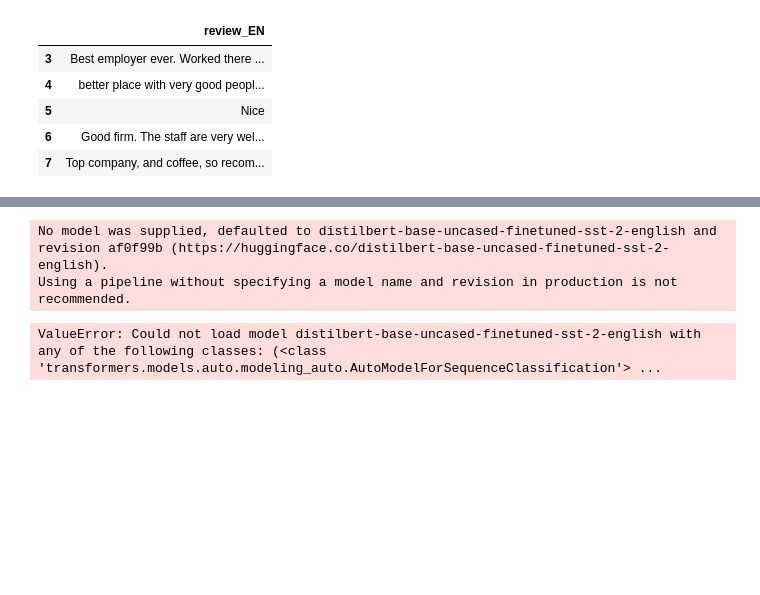
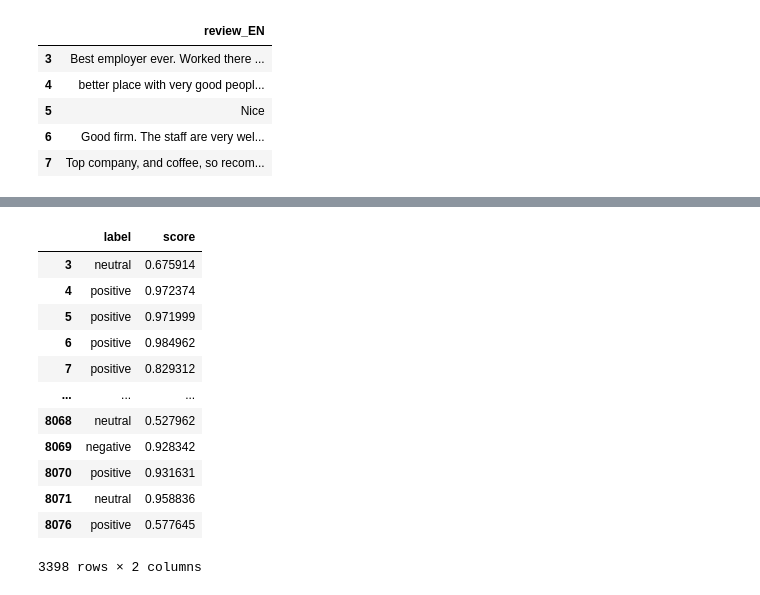
Before and after one commit to GSSaac/TOMlogistics, a Jupyter notebook: gs_WP2_sentiment_analysis.ipynb, the cells around one changed output, grey strips where cells are left out. Saved outputs shown, nothing was run; the diff lists cells and outputs as text; code cells hidden in the pictures; blank space fills up the shorter version.

```diff
--- a/gs_WP2_sentiment_analysis.ipynb
+++ b/gs_WP2_sentiment_analysis.ipynb
@@ -70,7 +101,24 @@ review_df['review_no_emo'] = review_df['review_EN'].apply(lambda x: replace_emo(
 # %%
-M1_vader = SentimentIntensityAnalyzer()# Vader Model
-M2_distilBert = pipeline("sentiment-analysis")   #DistilBERT model
+from transformers import pipeline
+# Too slow
+# M2_sentiment_pipeline = pipeline("sentiment-analysis")
+# review_df['review_no_emo'].apply(lambda x: pd.Series(M2_sentiment_pipeline(x)[0]))
+
+
+# https://huggingface.co/Souvikcmsa/BERT_sentiment_analysis
+M3_classifier = pipeline("text-classification", model = "Souvikcmsa/BERT_sentiment_analysis")
+review_df['review_no_emo'].apply(lambda x: pd.Series(M3_classifier(x)[0]))
 # %% [output]
+|  | label | score |
+| 3 | neutral | 0.675914 |
+| 4 | positive | 0.972374 |
+| 5 | positive | 0.971999 |
+| 6 | positive | 0.984962 |
+| 7 | positive | 0.829312 |
+| ... | ... | ... |
+| 8068 | neutral | 0.527962 |
+| 8069 | negative | 0.928342 |
+| 8070 | positive | 0.931631 |
+| 8071 | neutral | 0.958836 |
+| 8076 | positive | 0.577645 |
-No model was supplied, defaulted to distilbert-base-uncased-finetuned-sst-2-english and revision af0f99b (https://huggingface.co/distilbert-base-uncased-finetuned-sst-2-english).
-Using a pipeline without specifying a model name and revision in production is not recommended.
+3398 rows × 2 columns
-ValueError: Could not load model distilbert-base-uncased-finetuned-sst-2-english with any of the following classes: (<class 'transformers.models.auto.modeling_auto.AutoModelForSequenceClassification'> ...
```
Also changed, not shown: parts of 9 cells of this notebook, 3 other files.
